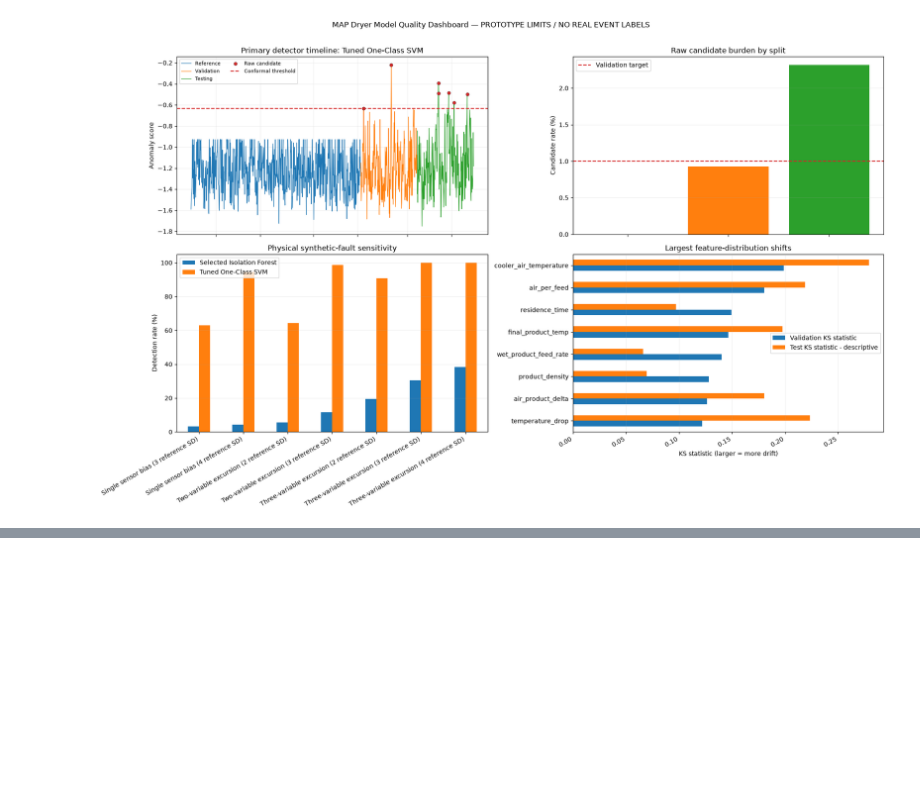
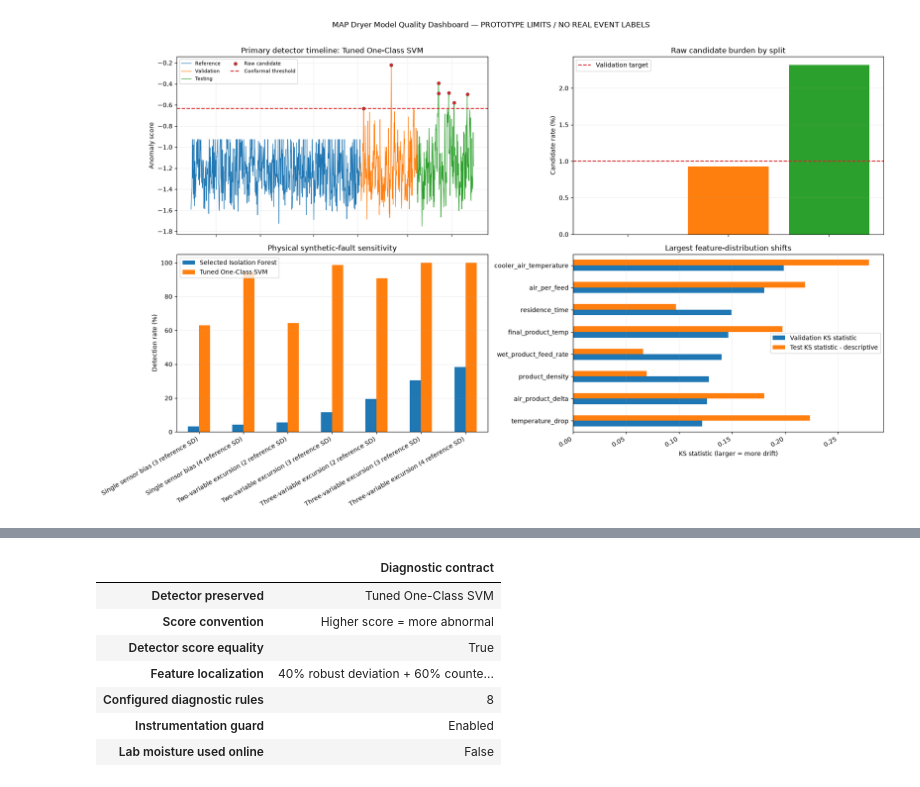
Before and after one commit to karimchaal911-web/PROJECTS, a Jupyter notebook: MAP-Dryer-AI/notebooks/04_Model2_AnomalyDetection&Diagnosis.ipynb, the cells around one changed output, grey strips where cells are left out. Drawn from its saved outputs; the diff is of its cells as text; code cells hidden in the pictures; blank space fills up the shorter version.

```diff
--- a/MAP-Dryer-AI/notebooks/04_Model2_AnomalyDetection&Diagnosis.ipynb
+++ b/MAP-Dryer-AI/notebooks/04_Model2_AnomalyDetection&Diagnosis.ipynb
@@ -2514,0 +2618,43 @@ plt.show()
+# %%
+ocsvm_scaled_timeline = pd.concat(
+    [X_train_scaled, X_validation_scaled, X_test_scaled],
+    axis=0,
+).sort_index()
+canonical_ocsvm_scores = canonical_anomaly_score(
+    one_class_svm_model,
+    ocsvm_scaled_timeline[MODEL_FEATURES],
+)
+stored_ocsvm_scores = (
+    one_class_svm_score_results
+    .sort_values("timestamp", kind="stable")["Anomaly score"]
+    .to_numpy()
+)
+if not np.allclose(canonical_ocsvm_scores, stored_ocsvm_scores):
+    raise AssertionError(
+        "The diagnosis score adapter changed the existing OCSVM score contract."
+    )
+
+diagnostic_contract = pd.Series(
+    {
+        "Detector preserved": "Tuned One-Class SVM",
+        "Score convention": "Higher score = more abnormal",
+        "Detector score equality": True,
+        "Feature localization": "40% robust deviation + 60% counterfactual sensitivity",
+        "Configured diagnostic rules": len(
+            diagnostic_configuration["rules"]["rules"]
+        ),
+        "Instrumentation guard": "Enabled",
+        "Lab moisture used online": False,
+    },
+    name="Diagnostic contract",
+)
+display(diagnostic_contract.to_frame())
+# %% [output]
+|  | Diagnostic contract |
+| Detector preserved | Tuned One-Class SVM |
+| Score convention | Higher score = more abnormal |
+| Detector score equality | True |
+| Feature localization | 40% robust deviation + 60% counte... |
+| Configured diagnostic rules | 8 |
+| Instrumentation guard | Enabled |
+| Lab moisture used online | False |
```
Also changed, not shown: parts of 13 cells of this notebook, 42 other files.
